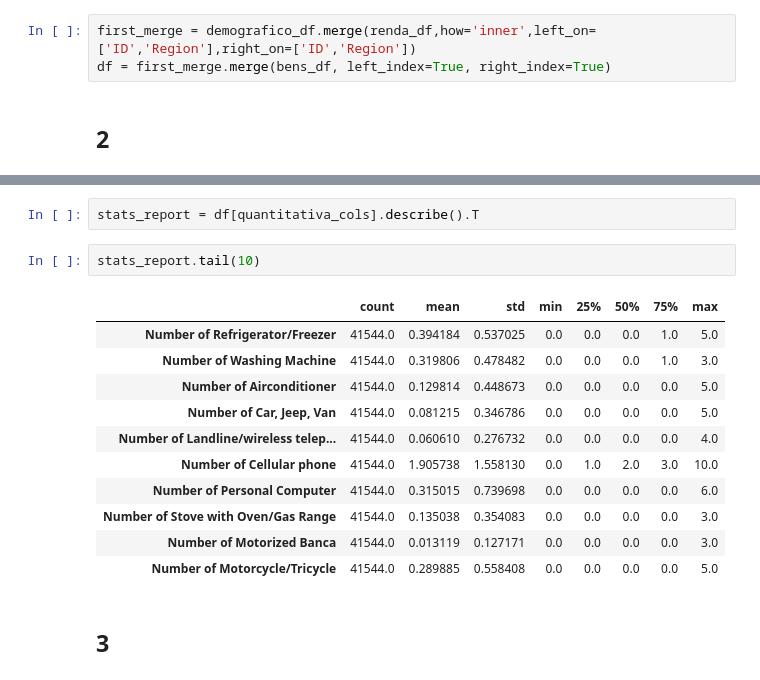
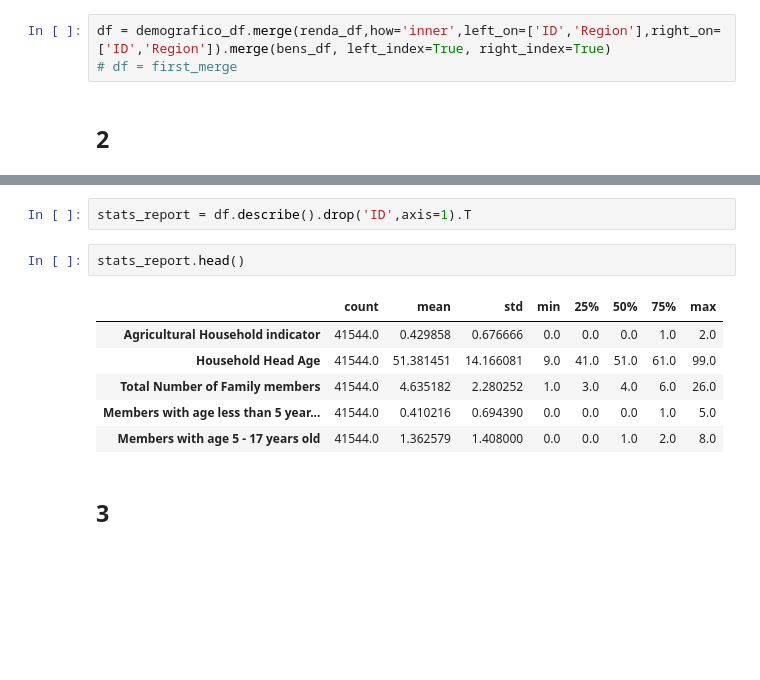
Before and after one commit to marcelaqueiroz/letscode_pandas, a Jupyter notebook: projeto_pandas.ipynb, the cells around one changed output, grey strips where cells are left out. Cells and saved outputs as stored; diff of their text form; blank space fills up the shorter version.

```diff
--- a/projeto_pandas.ipynb
+++ b/projeto_pandas.ipynb
@@ -141,7 +141,7 @@ Data columns (total 19 columns):
 dtypes: int64(11), object(8)
 memory usage: 6.0+ MB
 # %%
-first_merge = demografico_df.merge(renda_df,how='inner',left_on=['ID','Region'],right_on=['ID','Region'])
-df = first_merge.merge(bens_df, left_index=True, right_index=True)
+df = demografico_df.merge(renda_df,how='inner',left_on=['ID','Region'],right_on=['ID','Region']).merge(bens_df, left_index=True, right_index=True)
+# df = first_merge
 # %% [markdown]
 ## 2
@@ -162,19 +148,14 @@ quantitativa_cols = ['Household Head Age', 'Total Number of Family members', 'Me
 # %%
-stats_report = df[quantitativa_cols].describe().T
+stats_report = df.describe().drop('ID',axis=1).T
 # %%
-stats_report.tail(10)
+stats_report.head()
 # %% [output]
 |  | count | mean | std | min | 25% | 50% | 75% | max |
-| Number of Refrigerator/Freezer | 41544.0 | 0.394184 | 0.537025 | 0.0 | 0.0 | 0.0 | 1.0 | 5.0 |
-| Number of Washing Machine | 41544.0 | 0.319806 | 0.478482 | 0.0 | 0.0 | 0.0 | 1.0 | 3.0 |
-| Number of Airconditioner | 41544.0 | 0.129814 | 0.448673 | 0.0 | 0.0 | 0.0 | 0.0 | 5.0 |
-| Number of Car, Jeep, Van | 41544.0 | 0.081215 | 0.346786 | 0.0 | 0.0 | 0.0 | 0.0 | 5.0 |
-| Number of Landline/wireless telep... | 41544.0 | 0.060610 | 0.276732 | 0.0 | 0.0 | 0.0 | 0.0 | 4.0 |
-| Number of Cellular phone | 41544.0 | 1.905738 | 1.558130 | 0.0 | 1.0 | 2.0 | 3.0 | 10.0 |
-| Number of Personal Computer | 41544.0 | 0.315015 | 0.739698 | 0.0 | 0.0 | 0.0 | 0.0 | 6.0 |
-| Number of Stove with Oven/Gas Range | 41544.0 | 0.135038 | 0.354083 | 0.0 | 0.0 | 0.0 | 0.0 | 3.0 |
-| Number of Motorized Banca | 41544.0 | 0.013119 | 0.127171 | 0.0 | 0.0 | 0.0 | 0.0 | 3.0 |
-| Number of Motorcycle/Tricycle | 41544.0 | 0.289885 | 0.558408 | 0.0 | 0.0 | 0.0 | 0.0 | 5.0 |
+| Agricultural Household indicator | 41544.0 | 0.429858 | 0.676666 | 0.0 | 0.0 | 0.0 | 1.0 | 2.0 |
+| Household Head Age | 41544.0 | 51.381451 | 14.166081 | 9.0 | 41.0 | 51.0 | 61.0 | 99.0 |
+| Total Number of Family members | 41544.0 | 4.635182 | 2.280252 | 1.0 | 3.0 | 4.0 | 6.0 | 26.0 |
+| Members with age less than 5 year... | 41544.0 | 0.410216 | 0.694390 | 0.0 | 0.0 | 0.0 | 1.0 | 5.0 |
+| Members with age 5 - 17 years old | 41544.0 | 1.362579 | 1.408000 | 0.0 | 0.0 | 1.0 | 2.0 | 8.0 |
 # %% [markdown]
 ## 3
 # %%
```
Also changed, not shown: parts of 13 cells of this notebook.
